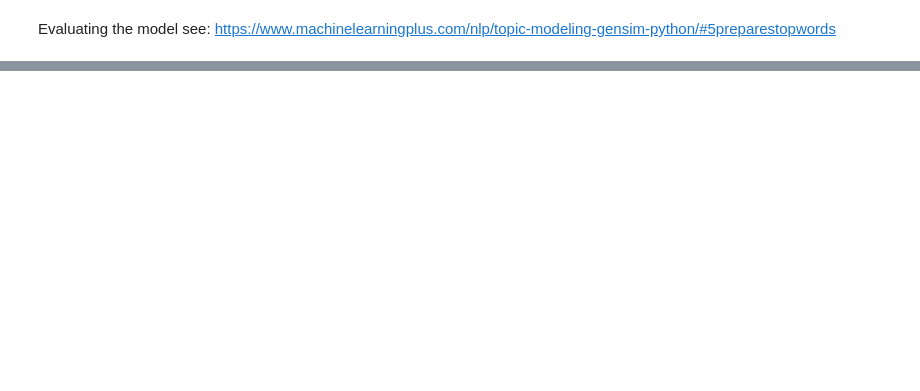
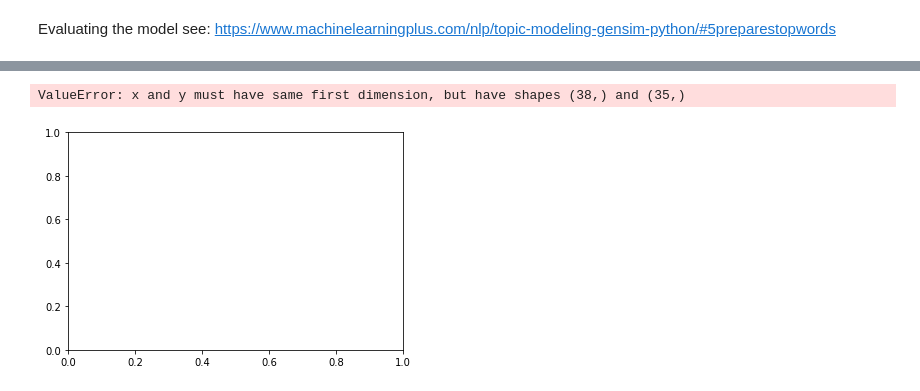
Before and after one commit to Lennart97/nlp_project, a Jupyter notebook: problem-solution.ipynb, the cells around one changed output, grey strips where cells are left out. Saved outputs shown, nothing was run; the diff lists cells and outputs as text; code cells hidden in the pictures; blank space fills up the shorter version.

```diff
--- a/problem-solution.ipynb
+++ b/problem-solution.ipynb
@@ -289,7 +246,7 @@ topic
 # %%
-def get_document_topic(model, trigram):
-    doc_bow = id2word.doc2bow(trigram)
-    vec = model.get_document_topics(doc_bow)
+def get_document_topic(model, tri):
+    doc_bow = id2word.doc2bow(tri)
+    vec = model.get_document_topics(bow=doc_bow, minimum_probability=0)
     return [v for _, v in vec]
 
 df['topic_vec'] = df['trigrams'].apply(lambda trigram: get_document_topic(lda_model, trigram))
@@ -309,11 +266,13 @@ from matplotlib import pyplot as plt
 
 def evaluate_model(model):
     df['topic_vec'] = df['trigrams'].apply(lambda trigram: get_document_topic(model, trigram))
+    df['len'] = df['topic_vec'].apply(lambda x: len(x))
 
     text_train, text_test, label_train, label_test = train_test_split(df["topic_vec"], df['Party'], train_size=0.70, random_state=101, test_size=0.30, shuffle=True)
     cl = MLPClassifier()
     # Train and predict
     cl.fit(text_train.to_list(), label_train)
+
     prediction = cl.predict(text_test.to_list())
 
     # Confusion matrix
@@ -326,7 +285,7 @@ def evaluate_model(model):
     # show plot corresponding to printed name and accuracy
     #plt.show()
     accuracy = accuracy_score(label_test, prediction)
-    precision, recall, fscore = precision_recall_fscore_support(label_test, prediction, average='macro')
+    precision, recall, fscore, *rest = precision_recall_fscore_support(label_test, prediction, average='macro')
     return confusion, accuracy, precision, recall, fscore
 # %% [markdown]
 Evaluating the model see: https://www.machinelearningplus.com/nlp/topic-modeling-gensim-python/#5preparestopwords
@@ -371,2 +342,7 @@ def compute_coherence_values(dictionary, corpus, texts, limit, start=2, step=3):
+# %%
+
+limit=100
+start=2
+step=1
 # %%
-model_list, coherence_values, evaluations = compute_coherence_values(dictionary=id2word, corpus=corpus, texts=texts, start=2, limit=40, step=6)
+model_list, perplexitiy_values, evaluations = compute_coherence_values(dictionary=id2word, corpus=corpus, texts=texts, start=start, limit=limit, step=step)
@@ -373,14 +416,14 @@ model_list, coherence_values, evaluations = compute_coherence_values(dictionary=
 # %%
 import matplotlib.pyplot as plt
-limit=40
-start=2
-step=6
 x = range(start, limit, step)
-plt.plot(x, coherence_values)
+plt.plot(x, perplexitiy_values)
 plt.xlabel("Num Topics")
-plt.ylabel("Coherence score")
-plt.legend("coherence_values", loc='best')
+plt.ylabel("Perplexity")
+plt.legend("perplexitiy_values", loc='best')
 plt.show()
+# %% [output]
+ValueError: x and y must have same first dimension, but have shapes (38,) and (35,)
+[figure, added]
 # %%
 import pickle
 
```
Also changed, not shown: parts of 17 cells of this notebook, 5 other files.
